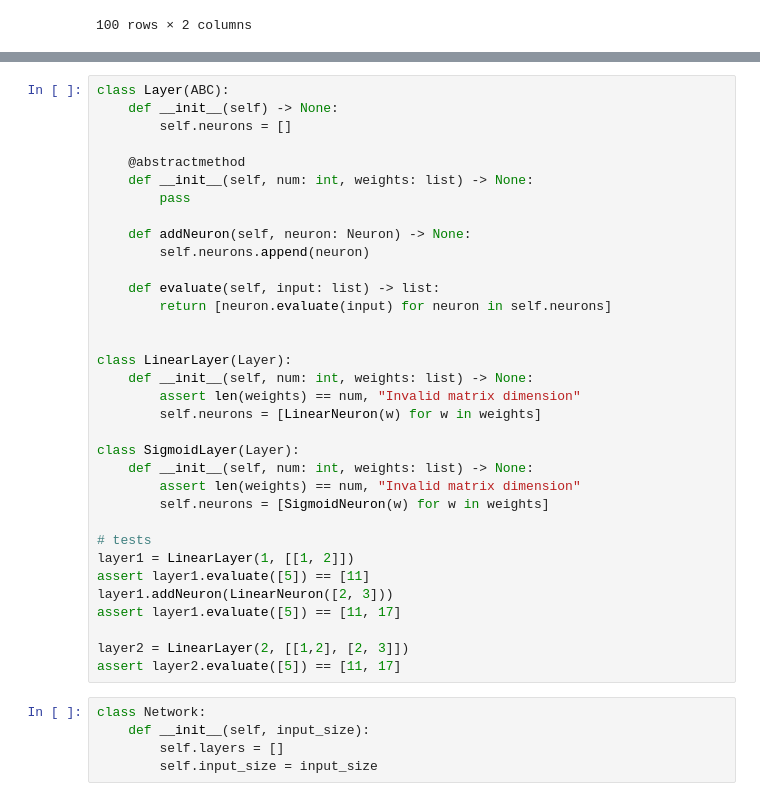
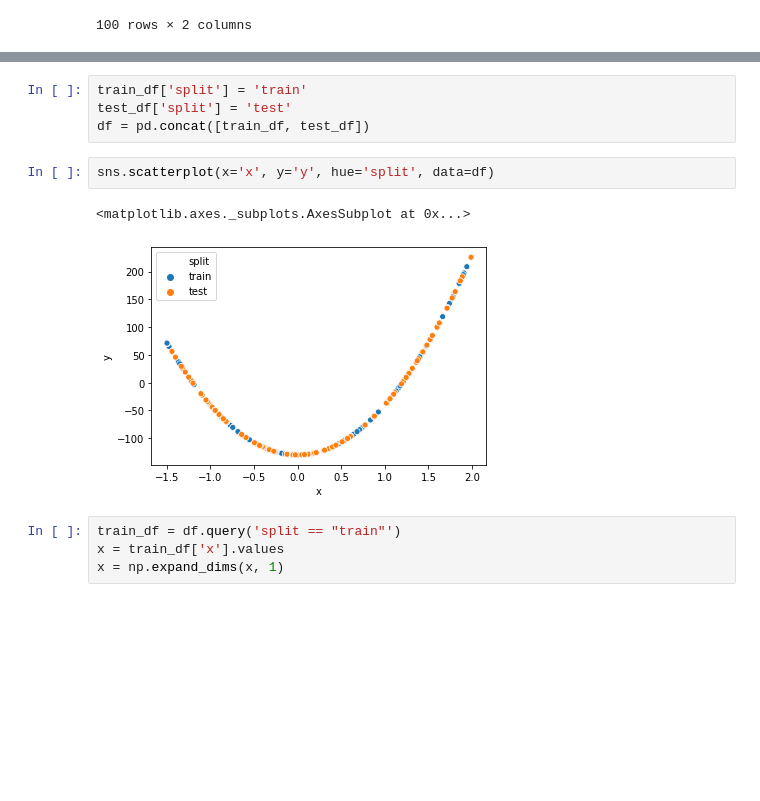
Before and after one commit to niladrem/mioad, a Jupyter notebook: lab01.ipynb, the cells around one changed output, grey strips where cells are left out. Saved outputs shown, nothing was run; the diff lists cells and outputs as text; blank space fills up the shorter version.

```diff
--- a/lab01.ipynb
+++ b/lab01.ipynb
@@ -97,39 +148,13 @@ assert sigmoidneuron.evaluate([1]) == math.e ** 3 / (1 + math.e ** 3)
-# %%
-class Layer(ABC):
-    def __init__(self) -> None:
-        self.neurons = []
-
-    @abstractmethod
-    def __init__(self, num: int, weights: list) -> None:
-        pass
-
-    def addNeuron(self, neuron: Neuron) -> None:
-        self.neurons.append(neuron)
-
-    def evaluate(self, input: list) -> list:
-        return [neuron.evaluate(input) for neuron in self.neurons]
-
-
-class LinearLayer(Layer):
-    def __init__(self, num: int, weights: list) -> None:
-        assert len(weights) == num, "Invalid matrix dimension"
-        self.neurons = [LinearNeuron(w) for w in weights]
-
-class SigmoidLayer(Layer):
-    def __init__(self, num: int, weights: list) -> None:
-        assert len(weights) == num, "Invalid matrix dimension"
-        self.neurons = [SigmoidNeuron(w) for w in weights]
-
-# tests
-layer1 = LinearLayer(1, [[1, 2]])
-assert layer1.evaluate([5]) == [11]
-layer1.addNeuron(LinearNeuron([2, 3]))
-assert layer1.evaluate([5]) == [11, 17]
-
-layer2 = LinearLayer(2, [[1,2], [2, 3]])
-assert layer2.evaluate([5]) == [11, 17]
-# %%
-class Network:
-    def __init__(self, input_size):
-        self.layers = []
-        self.input_size = input_size
+# %%
+train_df['split'] = 'train'
+test_df['split'] = 'test'
+df = pd.concat([train_df, test_df])
+# %%
+sns.scatterplot(x='x', y='y', hue='split', data=df)
+# %% [output]
+<matplotlib.axes._subplots.AxesSubplot at 0x...>
+[figure, added]
+# %%
+train_df = df.query('split == "train"')
+x = train_df['x'].values
+x = np.expand_dims(x, 1)
```
Also changed, not shown: parts of 9 cells of this notebook.
